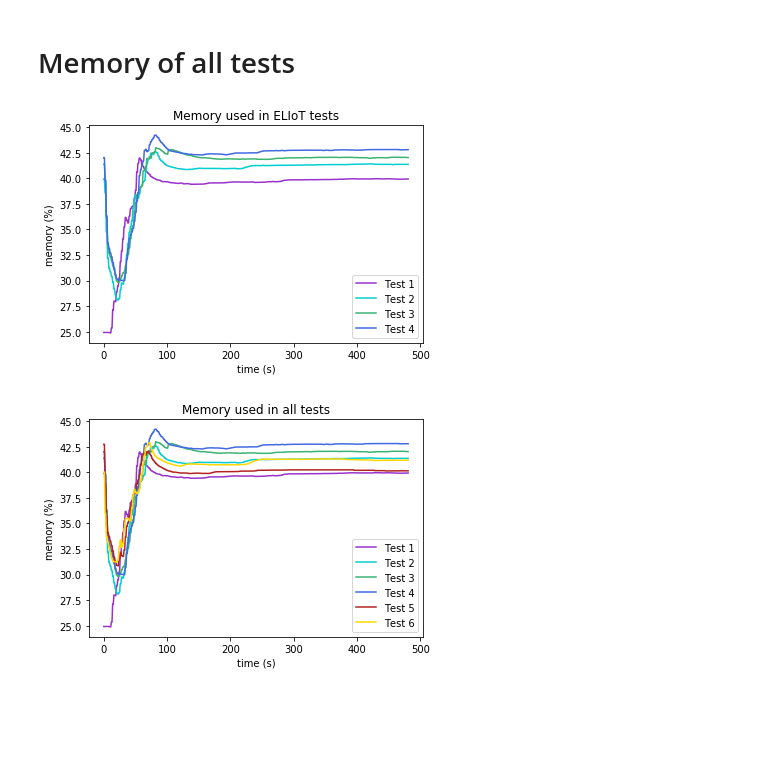
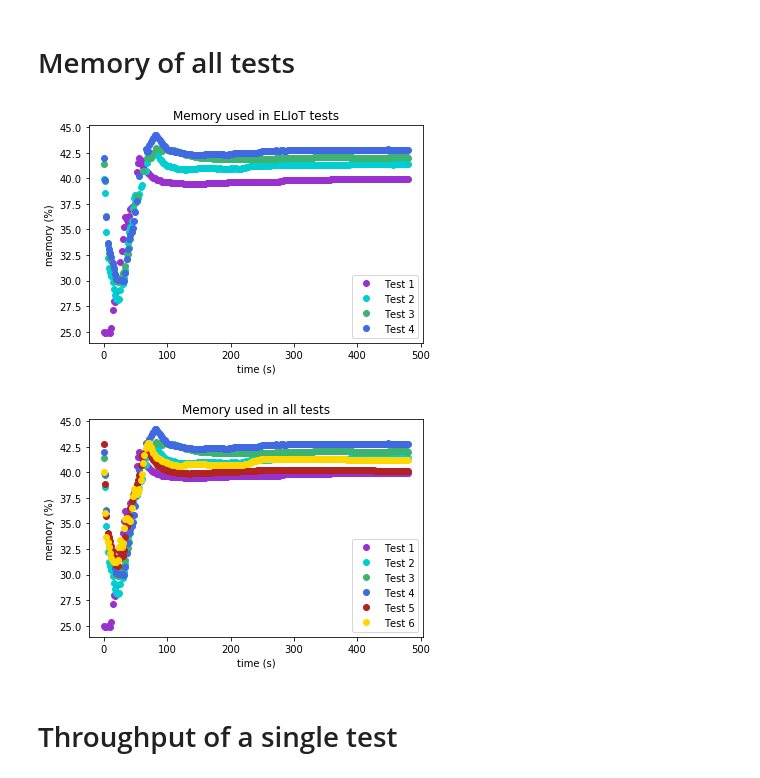
Before and after one commit to ricCap/ELIoT, a Jupyter notebook: stats/stats.ipynb, the cells around one changed output. Drawn from its saved outputs; the diff is of its cells as text; code cells hidden in the pictures; blank space fills up the shorter version.

```diff
--- a/stats/stats.ipynb
+++ b/stats/stats.ipynb
@@ -384,33 +366,6 @@ for index in range(TEST_NUMBER):
-# %%
-df_m = 0
-dict_test_values = {}
-
-for i in range(TEST_NUMBER):
-    dict_test_values["Test_" + str(i + 1) + "_values"] = []
-    dict_test_values["Test_" + str(i + 1) + "_time"] = []
-    for j in range(RUN_NUMBER):
-        if j == 0:
-            df_m = df_m01
-        elif j == 1:
-            df_m = df_m02
-        else:
-            df_m = df_m03
-
-        test_interval = pd.Interval(pd.Timestamp(test_time["Start_0" + str(i + 1)][j]), pd.Timestamp(test_time["End_0" + str(i + 1)][j]), closed="left")
-        test_values = []
-        test_seconds = []
-
-        for time in df_m["Time"]:
-            index = df_m[df_m['Time']==time].index.values.astype(int)[0]
-            time = pd.to_datetime(time, format='%Y-%m-%d %H:%M:%S')
-            if time in test_interval:
-                test_values.append(df_m["Value"][index])
-
-        test_values = trasform_nan_to_value(test_values)
-        total_seconds = retrieve_total_seconds(test_time["Start_0" + str(i + 1)][j], test_time["End_0" + str(i + 1)][j])
-
-        dict_test_values["Test_" + str(i + 1) + "_values"].append(test_values)
-        dict_test_values["Test_" + str(i + 1) + "_time"].append(total_seconds)
+# %%
+test_time = retrieve_start_and_end_time(test_times)
+dict_test_values = retrieve_test_values(df_m01, df_m02, df_m03, test_time)
 # %%
 for index in range(TEST_NUMBER):
     new_values = []
@@ -457,10 +410,10 @@ for index_test in range(TEST_NUMBER):
         elif(index == 1):
             line_color = "darkturquoise"
 
-        ax.plot(x, y, '-', label='Run ' + str(index + 1), color=line_color)
+        ax.plot(x, y, 'o', label='Run ' + str(index + 1), color=line_color)
     x = range(int(dict_test_values["Test_" + str(index_test + 1) + "_time"]))
     y = dict_test_values["Test_" + str(index_test + 1) + "_mean"]
-    ax.plot(x, y, '-', label='Mean', color="red")
+    ax.plot(x, y, 'o', label='Mean', color="red")
     ax.set_title('Memory used by test ' + str(index_test + 1))
     ax.set_xlabel('time (s)')
     ax.set_ylabel('memory (%)')
@@ -502,37 +455,39 @@ for index in range(TEST_NUMBER - 2):
     elif(index == 4):
         line_color = "firebrick"
 
-    ax.plot(x, y, '-', label='Test ' + str(index + 1), color=line_color)
+    ax.plot(x, y, 'o', label='Test ' + str(index + 1), color=line_color)
     leg = ax.legend();
 ax.set_title('Memory used in ELIoT tests')
 ax.set_xlabel('time (s)')
 ax.set_ylabel('memory (%)')
 plt.show()
 # %% [output]
-[figure, old version]
+[figure, new version]
 # %%
 fig, ax = plt.subplots()
 for index in range(TEST_NUMBER):
     x = range(int(dict_test["times"]))
     y = dict_test["values"][index]
 
     line_color = "gold"
     if(index == 0):
         line_color = "darkorchid"
     elif(index == 1):
         line_color = "darkturquoise"
     elif(index == 2):
         line_color = "mediumseagreen"
     elif(index == 3):
         line_color = "royalblue"
     elif(index == 4):
         line_color = "firebrick"
 
-    ax.plot(x, y, '-', label='Test ' + str(index + 1), color=line_color)
+    ax.plot(x, y, 'o', label='Test ' + str(index + 1), color=line_color)
     leg = ax.legend();
 ax.set_title('Memory used in all tests')
 ax.set_xlabel('time (s)')
 ax.set_ylabel('memory (%)')
 plt.show()
 # %% [output]
-[figure, old version]
+[figure, new version]
+# %% [markdown]
+# Throughput of a single test
```
Also changed, not shown: parts of 34 cells of this notebook.
